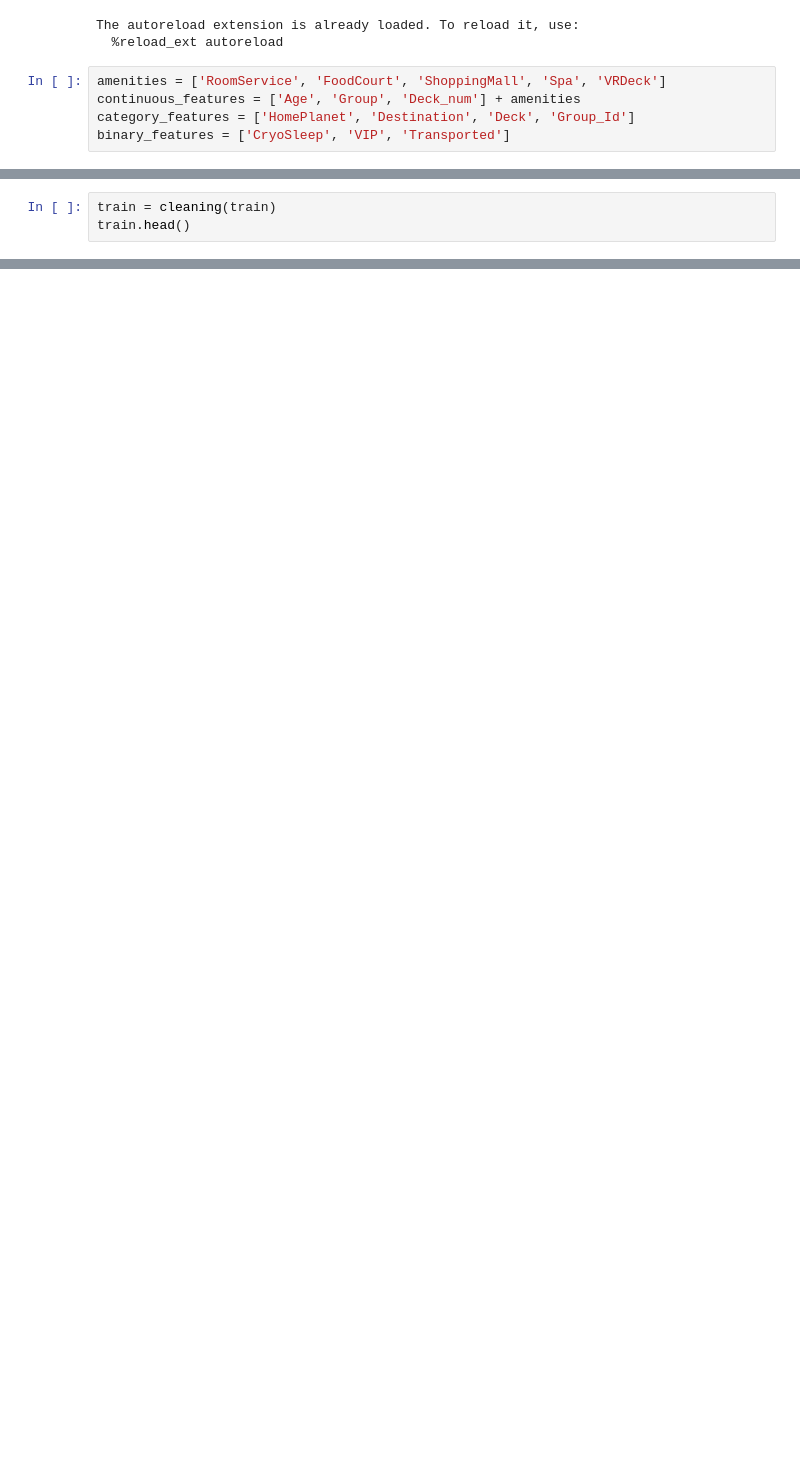
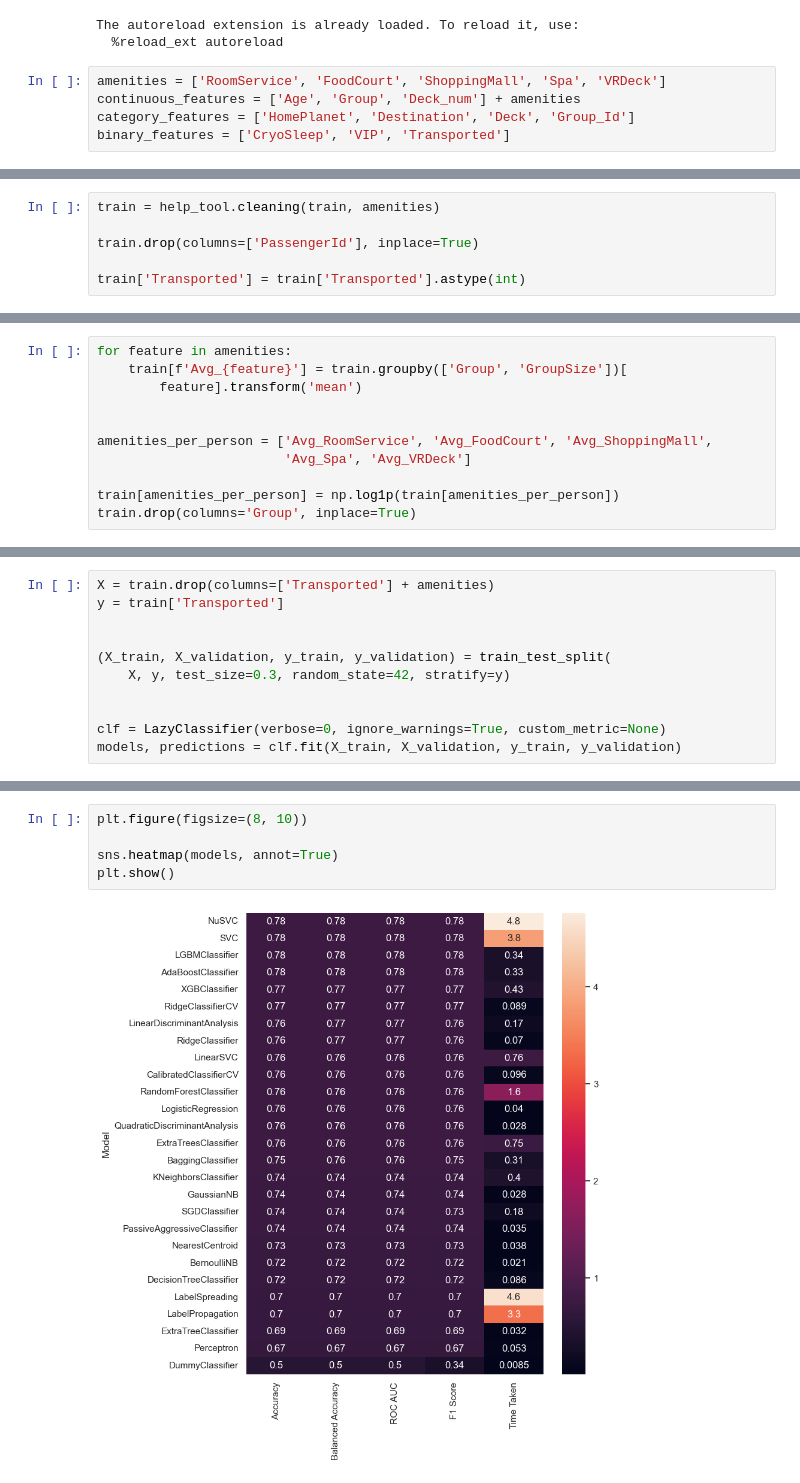
Before and after one commit to gkukse/Spaceship_Titanic, a Jupyter notebook: Model.ipynb, the cells around one changed output, grey strips where cells are left out. Drawn from its saved outputs; the diff is of its cells as text; blank space fills up the shorter version.

```diff
--- a/Model.ipynb
+++ b/Model.ipynb
@@ -235,3 +75,0 @@ def cleaning(df):
-# %%
-train = cleaning(train)
-train.head()
@@ -489,0 +76,6 @@ plt.show()
+# %%
+train = help_tool.cleaning(train, amenities)
+
+train.drop(columns=['PassengerId'], inplace=True)
+
+train['Transported'] = train['Transported'].astype(int)
@@ -489,0 +88,11 @@ plt.show()
+# %%
+for feature in amenities:
+    train[f'Avg_{feature}'] = train.groupby(['Group', 'GroupSize'])[
+        feature].transform('mean')
+
+
+amenities_per_person = ['Avg_RoomService', 'Avg_FoodCourt', 'Avg_ShoppingMall',
+                        'Avg_Spa', 'Avg_VRDeck']
+
+train[amenities_per_person] = np.log1p(train[amenities_per_person])
+train.drop(columns='Group', inplace=True)
@@ -489,0 +101,11 @@ plt.show()
+# %%
+X = train.drop(columns=['Transported'] + amenities)
+y = train['Transported']
+
+
+(X_train, X_validation, y_train, y_validation) = train_test_split(
+    X, y, test_size=0.3, random_state=42, stratify=y)
+
+
+clf = LazyClassifier(verbose=0, ignore_warnings=True, custom_metric=None)
+models, predictions = clf.fit(X_train, X_validation, y_train, y_validation)
@@ -489,0 +120,7 @@ plt.show()
+# %%
+plt.figure(figsize=(8, 10))
+
+sns.heatmap(models, annot=True)
+plt.show()
+# %% [output]
+[figure, added]
```
Also changed, not shown: parts of 79 cells of this notebook, 2 other files.
